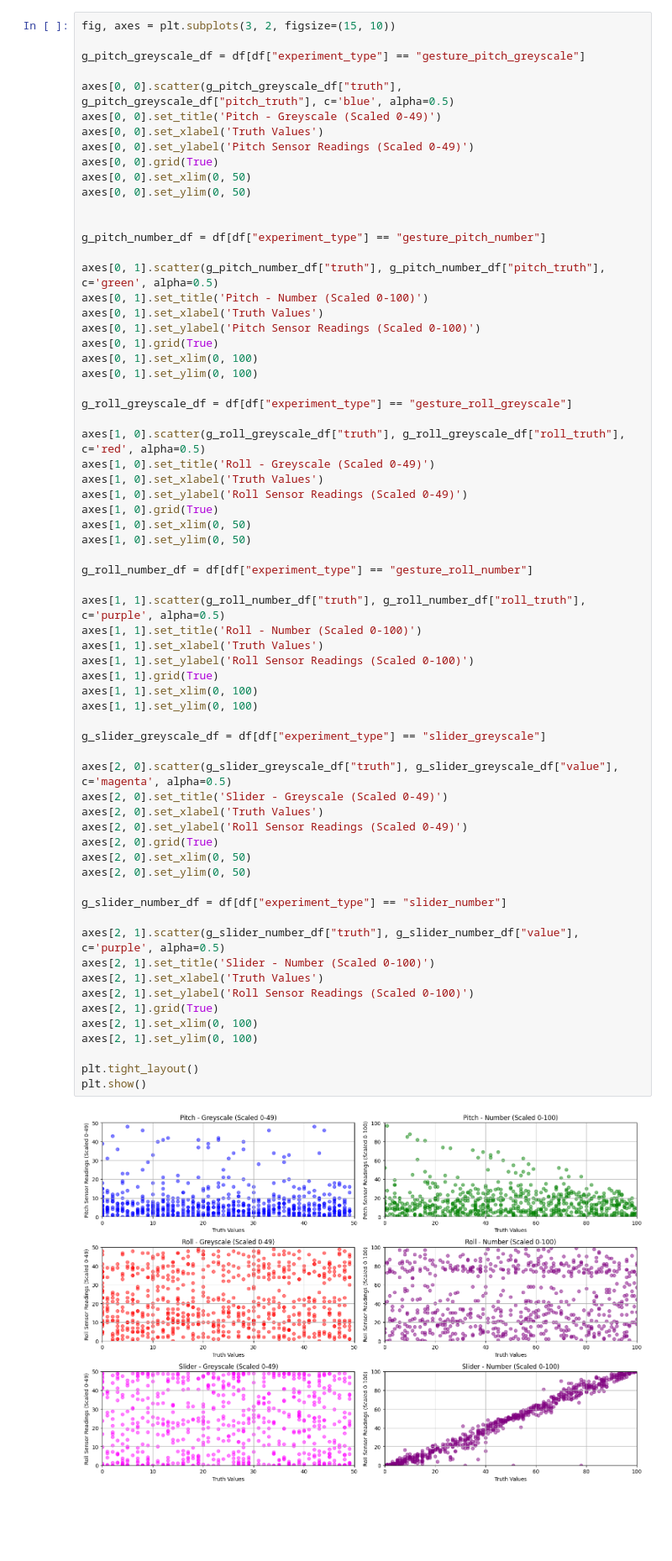
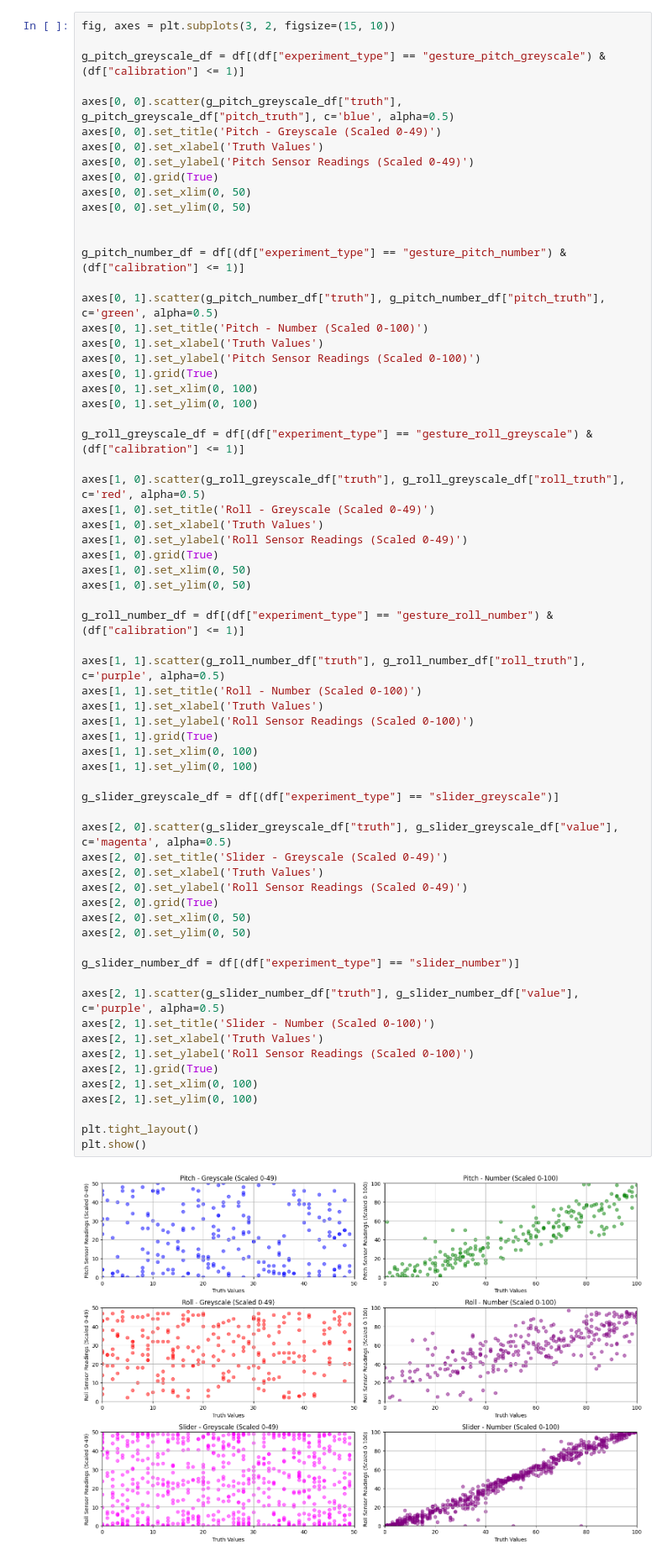
Before and after one commit to johalexander/subjective-self-tracking, a Jupyter notebook: prototype/code/visualisations/visualisations_app.ipynb, the cells around one changed output. Shown at 84% size. Cells and saved outputs as stored; diff of their text form; blank space fills up the shorter version.

```diff
--- a/prototype/code/visualisations/visualisations_app.ipynb
+++ b/prototype/code/visualisations/visualisations_app.ipynb
@@ -78,7 +104,7 @@ df = pd.DataFrame(data=stimuli)
 # %%
 fig, axes = plt.subplots(3, 2, figsize=(15, 10))
 
-g_pitch_greyscale_df = df[df["experiment_type"] == "gesture_pitch_greyscale"]
+g_pitch_greyscale_df = df[(df["experiment_type"] == "gesture_pitch_greyscale") & (df["calibration"] <= 1)]
 
 axes[0, 0].scatter(g_pitch_greyscale_df["truth"], g_pitch_greyscale_df["pitch_truth"], c='blue', alpha=0.5)
 axes[0, 0].set_title('Pitch - Greyscale (Scaled 0-49)')
@@ -89,7 +115,7 @@ axes[0, 0].set_xlim(0, 50)
 axes[0, 0].set_ylim(0, 50)
 
 
-g_pitch_number_df = df[df["experiment_type"] == "gesture_pitch_number"]
+g_pitch_number_df = df[(df["experiment_type"] == "gesture_pitch_number") & (df["calibration"] <= 1)]
 
 axes[0, 1].scatter(g_pitch_number_df["truth"], g_pitch_number_df["pitch_truth"], c='green', alpha=0.5)
 axes[0, 1].set_title('Pitch - Number (Scaled 0-100)')
@@ -99,7 +125,7 @@ axes[0, 1].grid(True)
 axes[0, 1].set_xlim(0, 100)
 axes[0, 1].set_ylim(0, 100)
 
-g_roll_greyscale_df = df[df["experiment_type"] == "gesture_roll_greyscale"]
+g_roll_greyscale_df = df[(df["experiment_type"] == "gesture_roll_greyscale") & (df["calibration"] <= 1)]
 
 axes[1, 0].scatter(g_roll_greyscale_df["truth"], g_roll_greyscale_df["roll_truth"], c='red', alpha=0.5)
 axes[1, 0].set_title('Roll - Greyscale (Scaled 0-49)')
@@ -109,37 +135,37 @@ axes[1, 0].grid(True)
 axes[1, 0].set_xlim(0, 50)
 axes[1, 0].set_ylim(0, 50)
 
-g_roll_number_df = df[df["experiment_type"] == "gesture_roll_number"]
+g_roll_number_df = df[(df["experiment_type"] == "gesture_roll_number") & (df["calibration"] <= 1)]
 
 axes[1, 1].scatter(g_roll_number_df["truth"], g_roll_number_df["roll_truth"], c='purple', alpha=0.5)
 axes[1, 1].set_title('Roll - Number (Scaled 0-100)')
 axes[1, 1].set_xlabel('Truth Values')
 axes[1, 1].set_ylabel('Roll Sensor Readings (Scaled 0-100)')
 axes[1, 1].grid(True)
 axes[1, 1].set_xlim(0, 100)
 axes[1, 1].set_ylim(0, 100)
 
-g_slider_greyscale_df = df[df["experiment_type"] == "slider_greyscale"]
+g_slider_greyscale_df = df[(df["experiment_type"] == "slider_greyscale")]
 
 axes[2, 0].scatter(g_slider_greyscale_df["truth"], g_slider_greyscale_df["value"], c='magenta', alpha=0.5)
 axes[2, 0].set_title('Slider - Greyscale (Scaled 0-49)')
 axes[2, 0].set_xlabel('Truth Values')
 axes[2, 0].set_ylabel('Roll Sensor Readings (Scaled 0-49)')
 axes[2, 0].grid(True)
 axes[2, 0].set_xlim(0, 50)
 axes[2, 0].set_ylim(0, 50)
 
-g_slider_number_df = df[df["experiment_type"] == "slider_number"]
+g_slider_number_df = df[(df["experiment_type"] == "slider_number")]
 
 axes[2, 1].scatter(g_slider_number_df["truth"], g_slider_number_df["value"], c='purple', alpha=0.5)
 axes[2, 1].set_title('Slider - Number (Scaled 0-100)')
 axes[2, 1].set_xlabel('Truth Values')
 axes[2, 1].set_ylabel('Roll Sensor Readings (Scaled 0-100)')
 axes[2, 1].grid(True)
 axes[2, 1].set_xlim(0, 100)
 axes[2, 1].set_ylim(0, 100)
 
 plt.tight_layout()
 plt.show()
 # %% [output]
-[figure, old version]
+[figure, new version]
```
Also changed, not shown: parts of 5 cells of this notebook, 9 other files.
